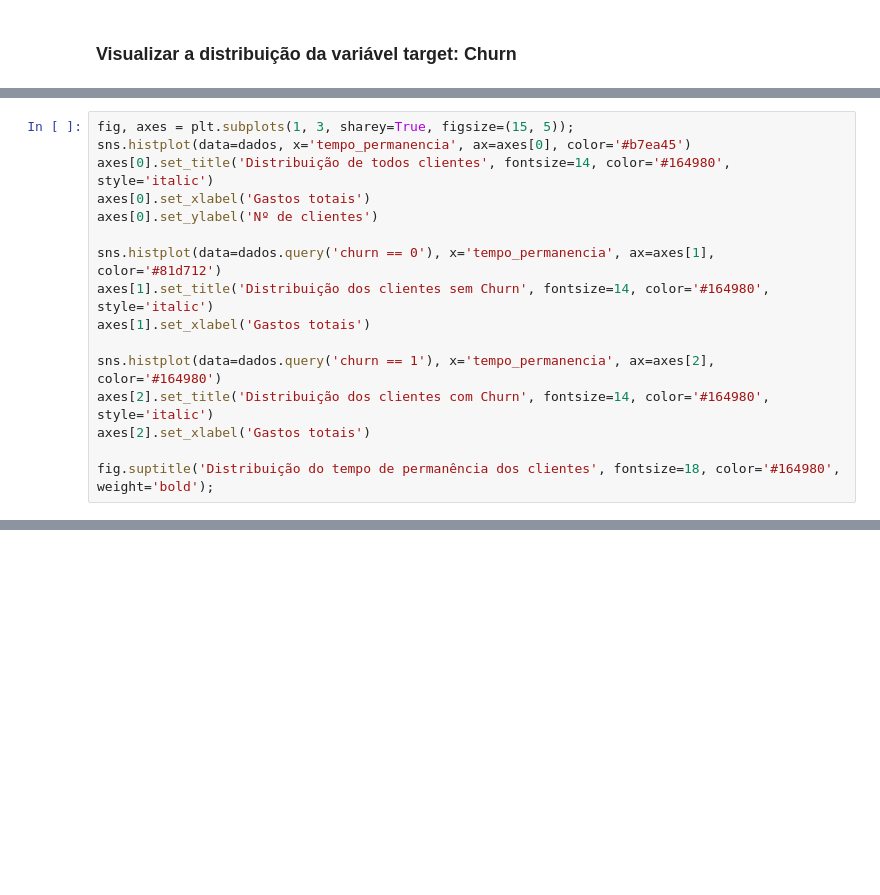
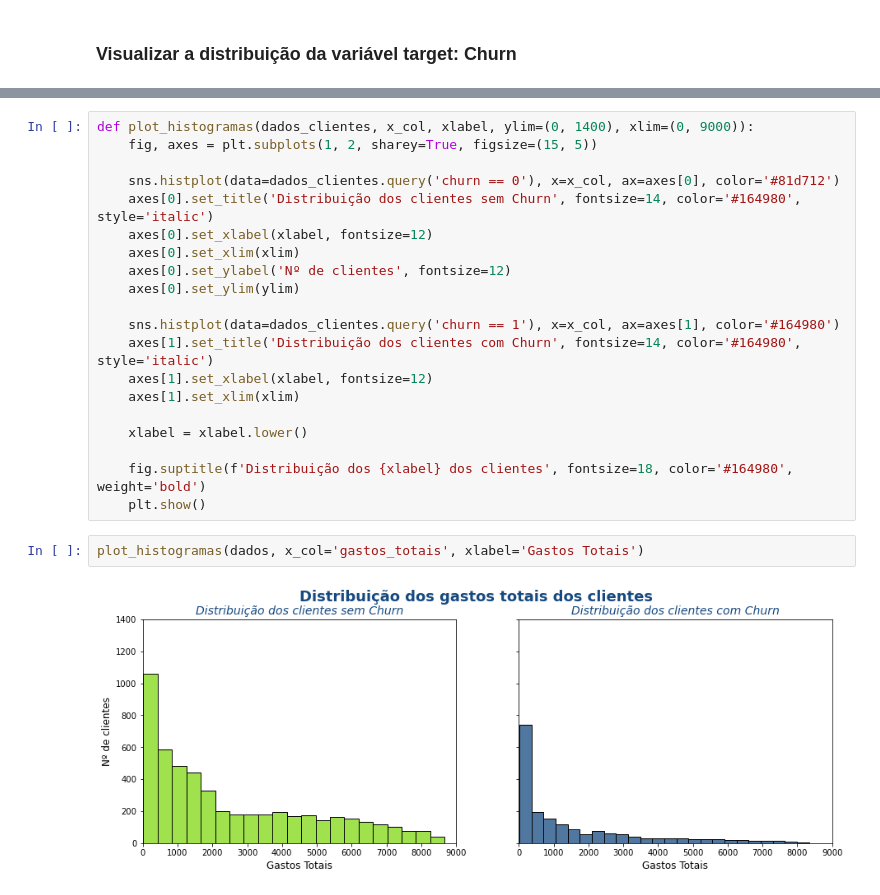
Before and after one commit to duartejr/challenge_data_science_alura_voz, a Jupyter notebook: semana_2_analise_variavel_churn.ipynb, the cells around one changed output, grey strips where cells are left out. Cells and saved outputs as stored; diff of their text form; blank space fills up the shorter version.

```diff
--- a/semana_2_analise_variavel_churn.ipynb
+++ b/semana_2_analise_variavel_churn.ipynb
@@ -76,16 +20,0 @@ fig.suptitle('Distribuição dos gastos mensais dos clientes', fontsize=18, colo
-# %%
-fig, axes = plt.subplots(1, 3, sharey=True, figsize=(15, 5));
-sns.histplot(data=dados, x='tempo_permanencia', ax=axes[0], color='#b7ea45')
-axes[0].set_title('Distribuição de todos clientes', fontsize=14, color='#164980', style='italic')
-axes[0].set_xlabel('Gastos totais')
-axes[0].set_ylabel('Nº de clientes')
-
-sns.histplot(data=dados.query('churn == 0'), x='tempo_permanencia', ax=axes[1], color='#81d712')
-axes[1].set_title('Distribuição dos clientes sem Churn', fontsize=14, color='#164980', style='italic')
-axes[1].set_xlabel('Gastos totais')
-
-sns.histplot(data=dados.query('churn == 1'), x='tempo_permanencia', ax=axes[2], color='#164980')
-axes[2].set_title('Distribuição dos clientes com Churn', fontsize=14, color='#164980', style='italic')
-axes[2].set_xlabel('Gastos totais')
-
-fig.suptitle('Distribuição do tempo de permanência dos clientes', fontsize=18, color='#164980', weight='bold');
@@ -340,0 +46,24 @@ sns.countplot(y='fatura_online', data=clientes_churn, orient='horizontal')
+# %%
+def plot_histogramas(dados_clientes, x_col, xlabel, ylim=(0, 1400), xlim=(0, 9000)):
+    fig, axes = plt.subplots(1, 2, sharey=True, figsize=(15, 5))
+
+    sns.histplot(data=dados_clientes.query('churn == 0'), x=x_col, ax=axes[0], color='#81d712')
+    axes[0].set_title('Distribuição dos clientes sem Churn', fontsize=14, color='#164980', style='italic')
+    axes[0].set_xlabel(xlabel, fontsize=12)
+    axes[0].set_xlim(xlim)
+    axes[0].set_ylabel('Nº de clientes', fontsize=12)
+    axes[0].set_ylim(ylim)
+
+    sns.histplot(data=dados_clientes.query('churn == 1'), x=x_col, ax=axes[1], color='#164980')
+    axes[1].set_title('Distribuição dos clientes com Churn', fontsize=14, color='#164980', style='italic')
+    axes[1].set_xlabel(xlabel, fontsize=12)
+    axes[1].set_xlim(xlim)
+
+    xlabel = xlabel.lower()
+
+    fig.suptitle(f'Distribuição dos {xlabel} dos clientes', fontsize=18, color='#164980', weight='bold')
+    plt.show()
+# %%
+plot_histogramas(dados, x_col='gastos_totais', xlabel='Gastos Totais')
+# %% [output]
+[figure, added]
```
Also changed, not shown: parts of 55 cells of this notebook.
